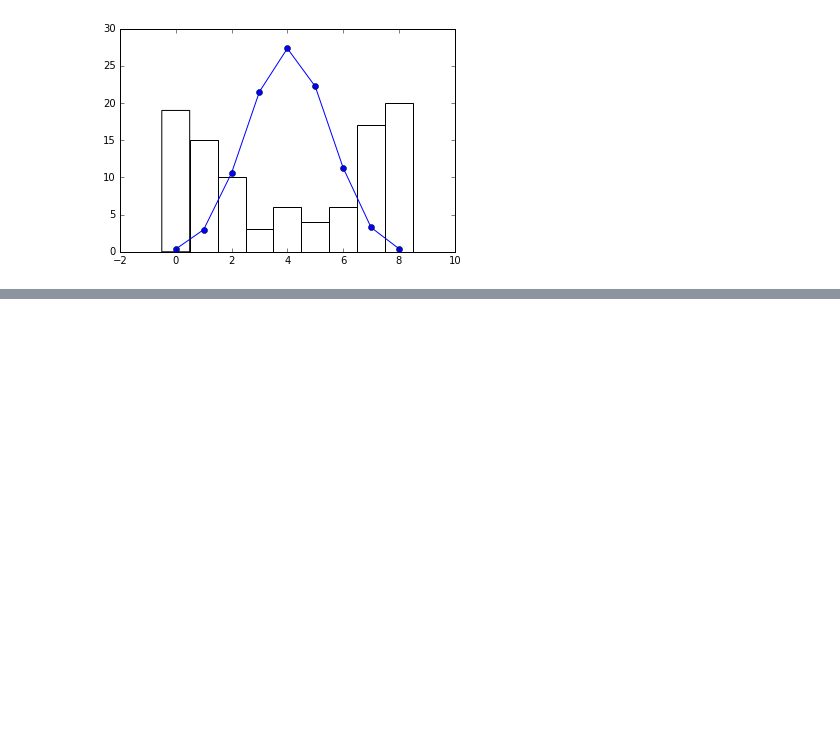
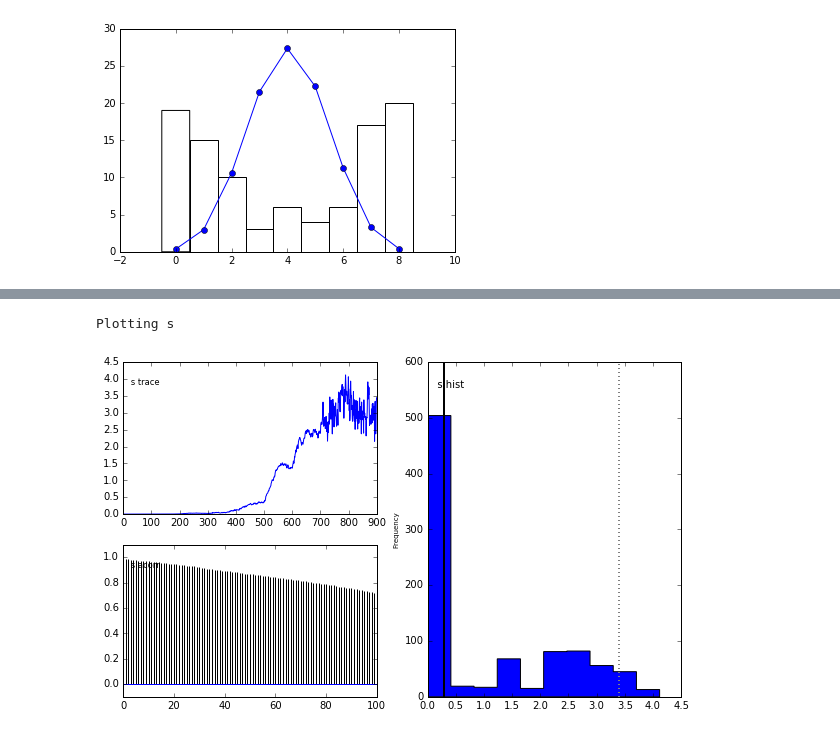
Before and after one commit to kyohei-koga/stastical_modeling_for-_data_analysis, a Jupyter notebook: 10hierarchical_Bayesian_model/10-1.ipynb, the cells around one changed output, grey strips where cells are left out. Saved outputs shown, nothing was run; the diff lists cells and outputs as text; code cells hidden in the pictures; blank space fills up the shorter version.

```diff
--- a/10hierarchical_Bayesian_model/10-1.ipynb
+++ b/10hierarchical_Bayesian_model/10-1.ipynb
@@ -43,0 +49,5 @@ mcmc.sample(iter=10000,burn=1000,thin=10)
+# %%
+pymc.Matplot.plot(mcmc.trace('s'),common_scale=False)
+# %% [output]
+Plotting s
+[figure, added]
```
Also changed, not shown: parts of 8 cells of this notebook, 5 other files.
